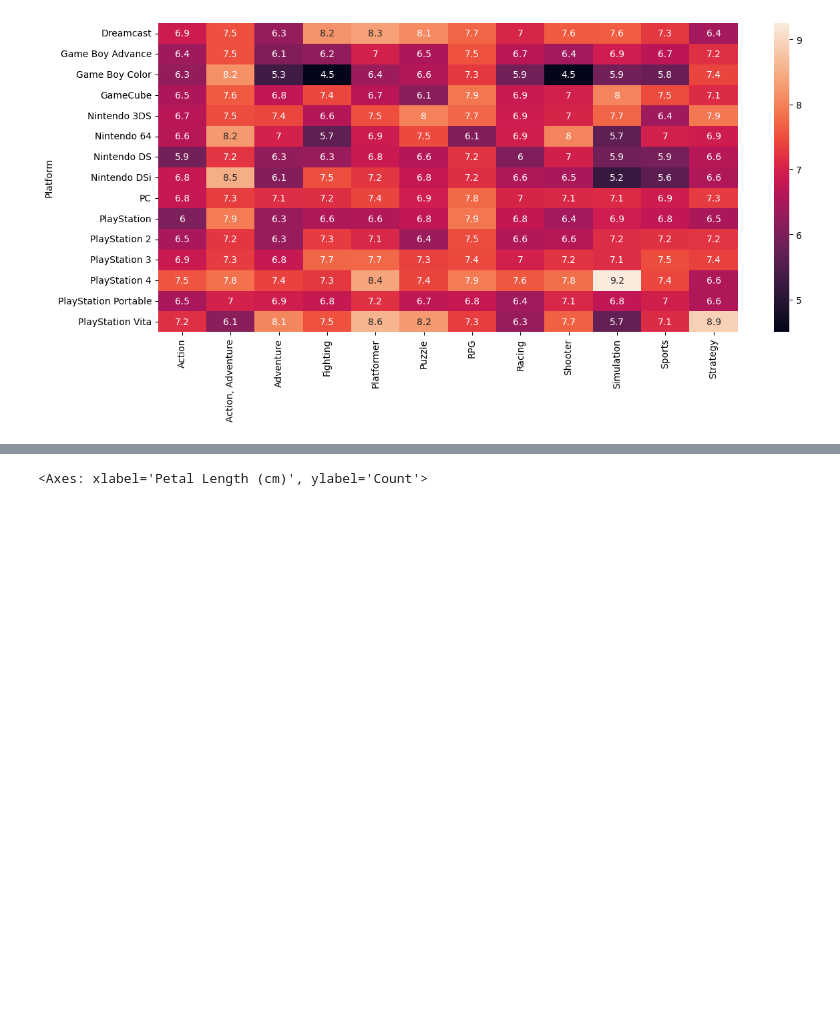
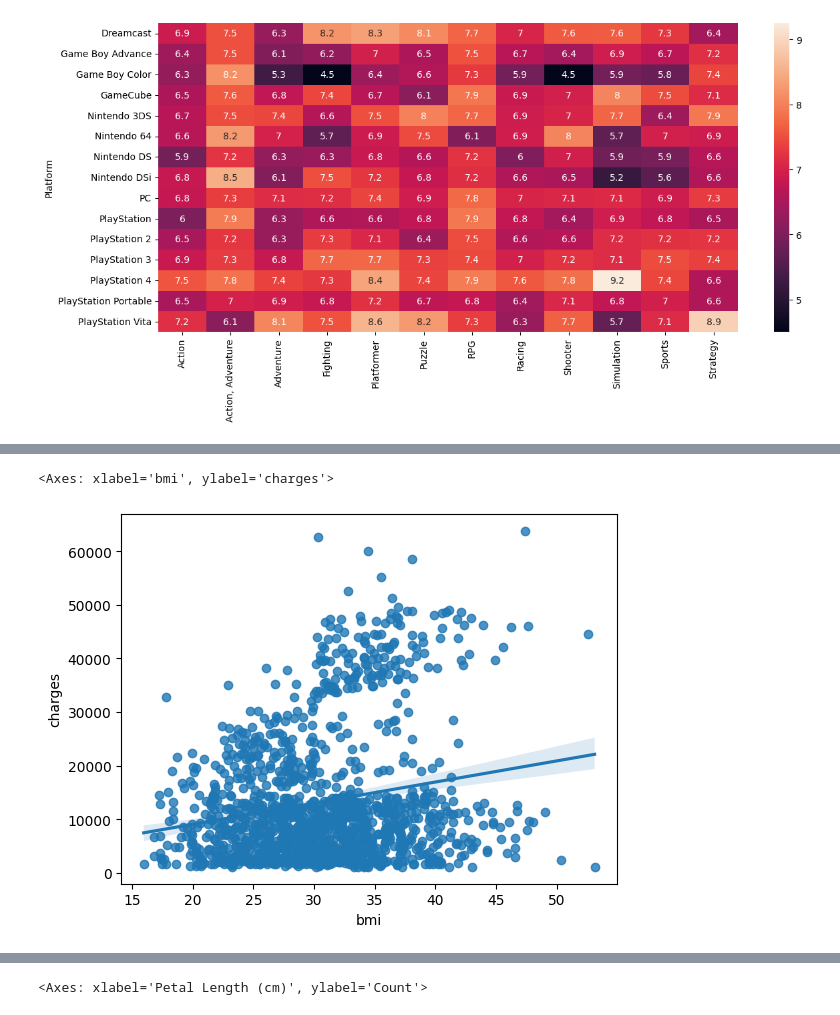
Before and after one commit to PauloFS01/machine_learning, a Jupyter notebook: DataVisualisation/seaborn.ipynb, the cells around one changed output, grey strips where cells are left out. Cells and saved outputs as stored; diff of their text form; code cells hidden in the pictures; blank space fills up the shorter version.

```diff
--- a/DataVisualisation/seaborn.ipynb
+++ b/DataVisualisation/seaborn.ipynb
@@ -78,0 +95,6 @@ sns.heatmap(data=ign_data.head(15), annot=True)
+# %%
+# Regresion line
+sns.regplot(x=df_insurance['bmi'], y=df_insurance['charges'])
+# %% [output]
+<Axes: xlabel='bmi', ylabel='charges'>
+[figure, added]
```
Also changed, not shown: parts of 8 cells of this notebook.
